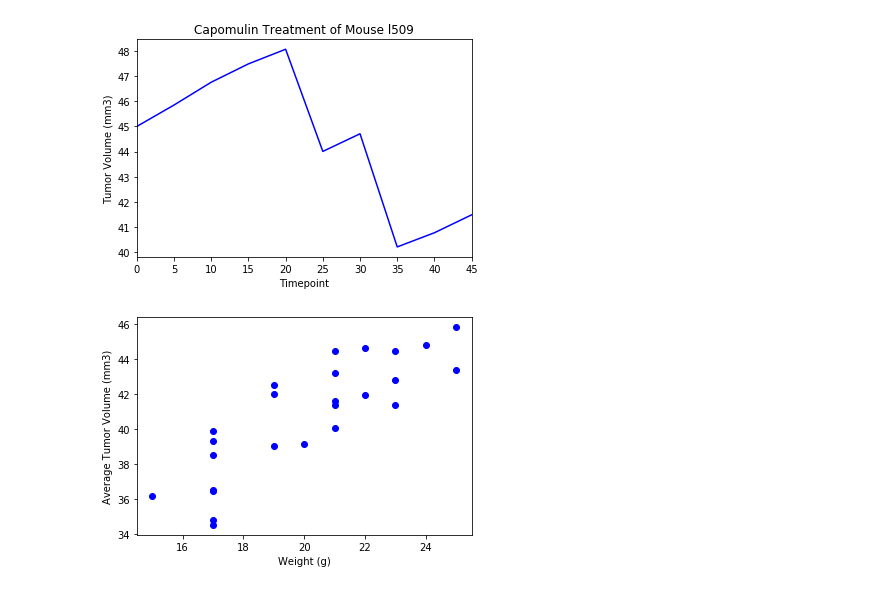
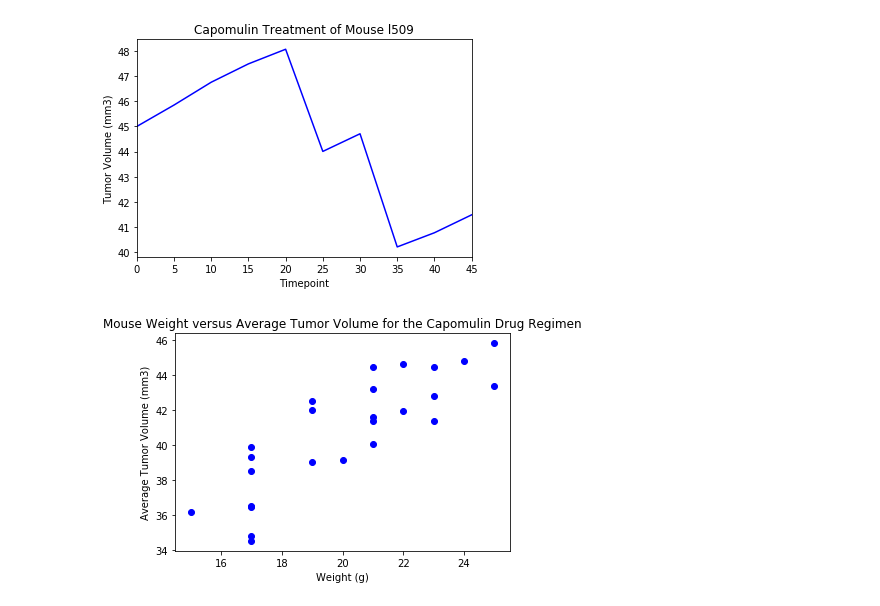
Before and after one commit to DarleneKo/matplotlib-challenge, a Jupyter notebook: pymaceuticals_3.6.2020.ipynb, the cells around one changed output. Drawn from its saved outputs; the diff is of its cells as text; code cells hidden in the pictures.

```diff
--- a/pymaceuticals_3.6.2020.ipynb
+++ b/pymaceuticals_3.6.2020.ipynb
@@ -257,11 +257,12 @@ plt.show()
 # %%
 # Generate a scatter plot of mouse weight versus average tumor volume for the Capomulin regimen
 
 grouped_weight_data = combined_data.groupby(["Mouse ID", "Weight (g)", "Drug Regimen"]).mean()["Tumor Volume (mm3)"].reset_index()
 capomulin_weight_data = grouped_weight_data.loc[ (grouped_weight_data["Drug Regimen"] == "Capomulin") ,:]
 plt.scatter(capomulin_weight_data["Weight (g)"], capomulin_weight_data["Tumor Volume (mm3)"], color="blue")
 plt.xlabel("Weight (g)")
 plt.ylabel("Average Tumor Volume (mm3)")
+plt.title("Mouse Weight versus Average Tumor Volume for the Capomulin Drug Regimen")
 plt.show()
 # %% [output]
-[figure, old version]
+[figure, new version]
```
Also changed, not shown: parts of 3 cells of this notebook.
